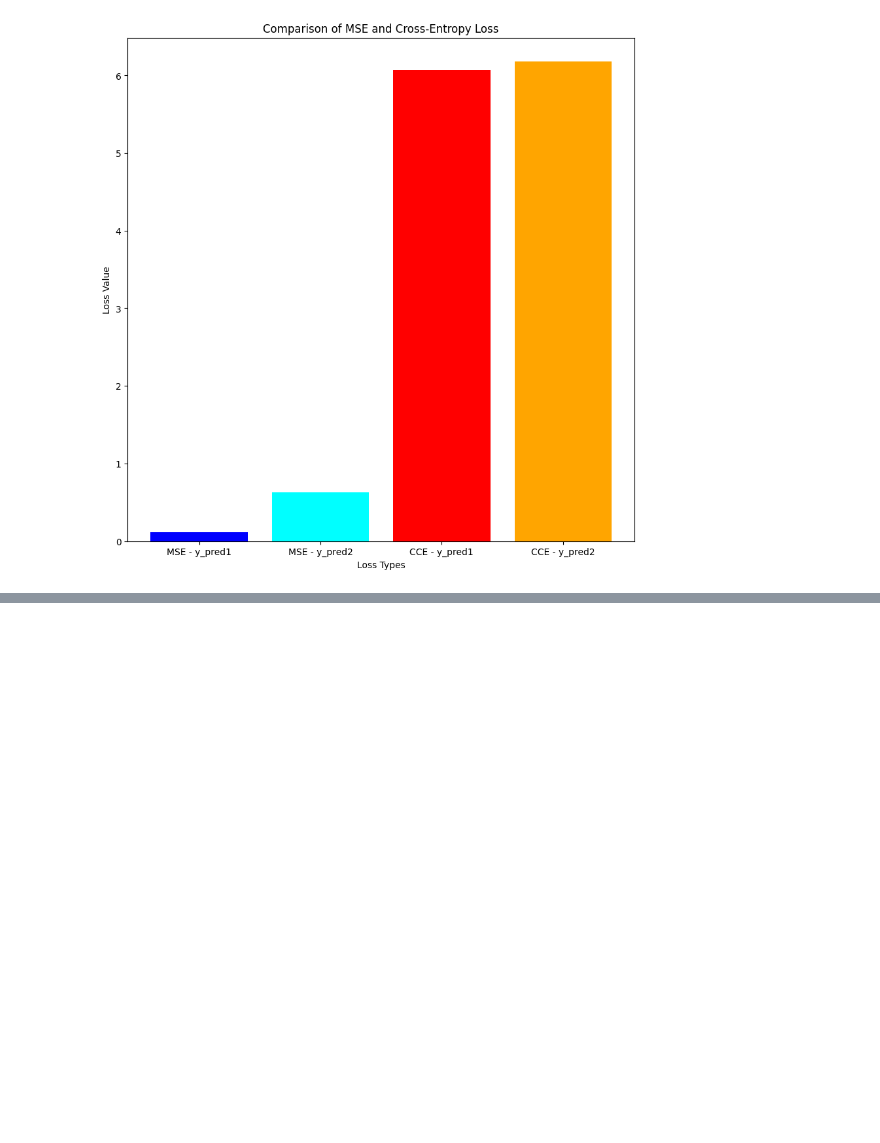
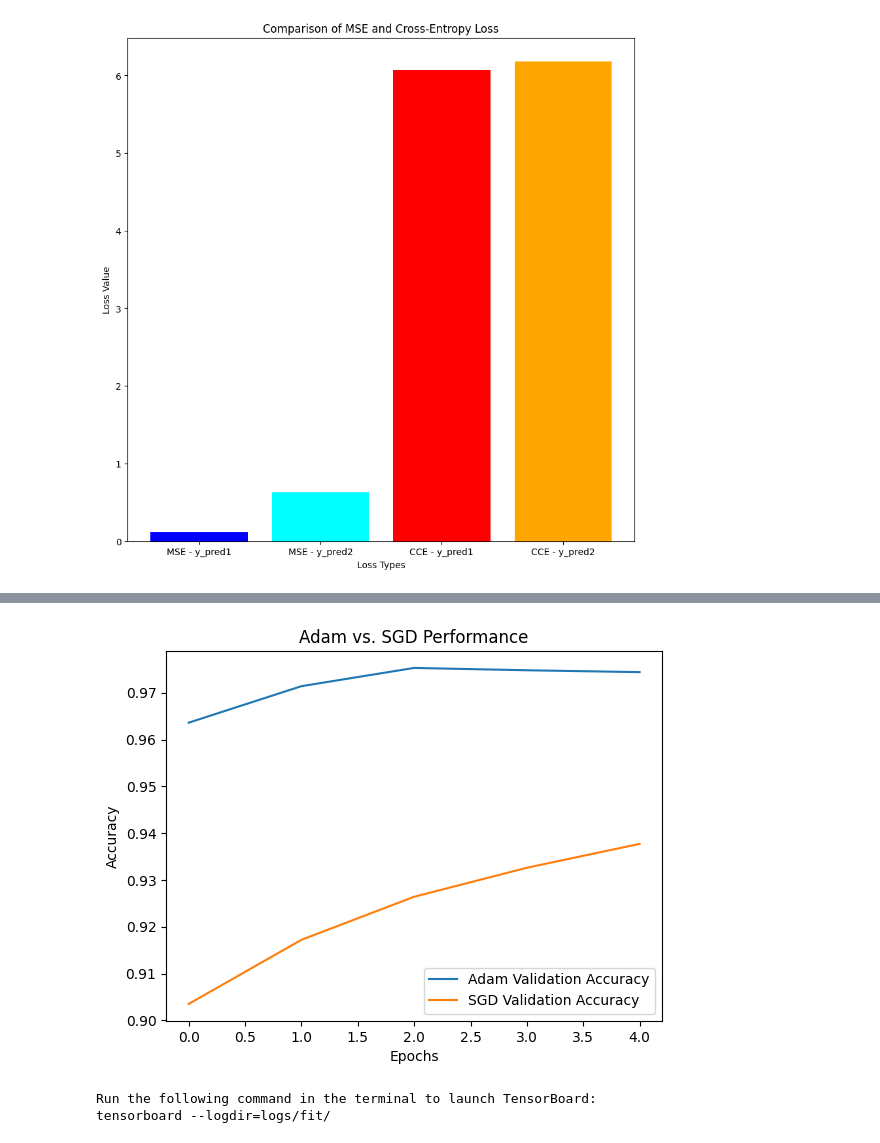
Before and after one commit to rahulboyina21/deeplearning, a Jupyter notebook: agmt-001.ipynb, the cells around one changed output, grey strips where cells are left out. Drawn from its saved outputs; the diff is of its cells as text; code cells hidden in the pictures; blank space fills up the shorter version.

```diff
--- a/agmt-001.ipynb
+++ b/agmt-001.ipynb
@@ -179,0 +215,67 @@ Questions to Answer:
+# %%
+'''
+4.	Train a Neural Network and Log to TensorBoard
+Task Description
+1.	Load the MNIST dataset and preprocess it.
+2.	Train a simple neural network model and enable TensorBoard logging.
+3.	Launch TensorBoard and analyze loss and accuracy trends.
+Expected Outcome:
+•	The model should train for 5 epochs and store logs in the "logs/fit/" directory.
+•	You should be able to visualize training vs. validation accuracy and loss in TensorBoard.
+
+'''
+
+import tensorflow as tf
+from tensorflow import keras
+import matplotlib.pyplot as plt
+import datetime
+
+# Load MNIST dataset
+(x_train, y_train), (x_test, y_test) = keras.datasets.mnist.load_data()
+
+# Normalize pixel values
+x_train, x_test = x_train / 255.0, x_test / 255.0
+
+# Define a simple neural network model
+def create_model():
+    model = keras.Sequential([
+        keras.layers.Flatten(input_shape=(28, 28)),
+        keras.layers.Dense(128, activation='relu'),
+        keras.layers.Dense(10, activation='softmax')
+    ])
+    return model
+
+# Setup TensorBoard logging
+log_dir = "logs/fit/" + datetime.datetime.now().strftime("%Y%m%d-%H%M%S")
+tensorboard_callback = keras.callbacks.TensorBoard(log_dir=log_dir, histogram_freq=1)
+
+# Train and evaluate the model with different optimizers
+def train_model(optimizer_name, optimizer):
+    model = create_model()
+    model.compile(optimizer=optimizer,
+                  loss='sparse_categorical_crossentropy',
+                  metrics=['accuracy'])
+    history = model.fit(x_train, y_train, epochs=5, validation_data=(x_test, y_test),
+                        callbacks=[tensorboard_callback], verbose=1)
+    return history
+
+# Train models with Adam and SGD
+history_adam = train_model("Adam", keras.optimizers.Adam())
+history_sgd = train_model("SGD", keras.optimizers.SGD())
+
+# Plot accuracy comparison
+plt.plot(history_adam.history['val_accuracy'], label='Adam Validation Accuracy')
+plt.plot(history_sgd.history['val_accuracy'], label='SGD Validation Accuracy')
+plt.xlabel('Epochs')
+plt.ylabel('Accuracy')
+plt.legend()
+plt.title('Adam vs. SGD Performance')
+plt.show()
+
+# Instructions to launch TensorBoard
+print("Run the following command in the terminal to launch TensorBoard:")
+print("tensorboard --logdir=logs/fit/")
+
+%load_ext tensorboard
+%tensorboard --logdir logs/fit/
+# %% [output]
@@ -179,0 +302,3 @@ Questions to Answer:
+[figure, added]
+Run the following command in the terminal to launch TensorBoard:
+tensorboard --logdir=logs/fit/
```
Also changed, not shown: parts of 6 cells of this notebook.
